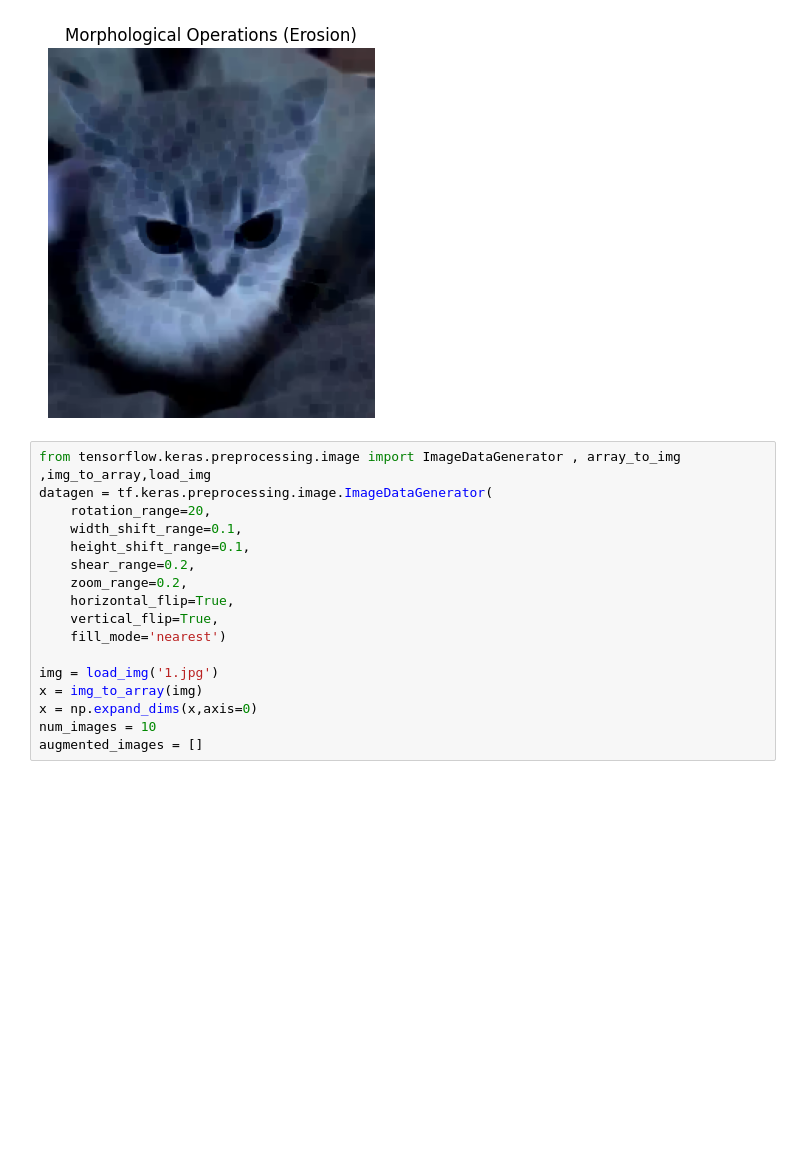
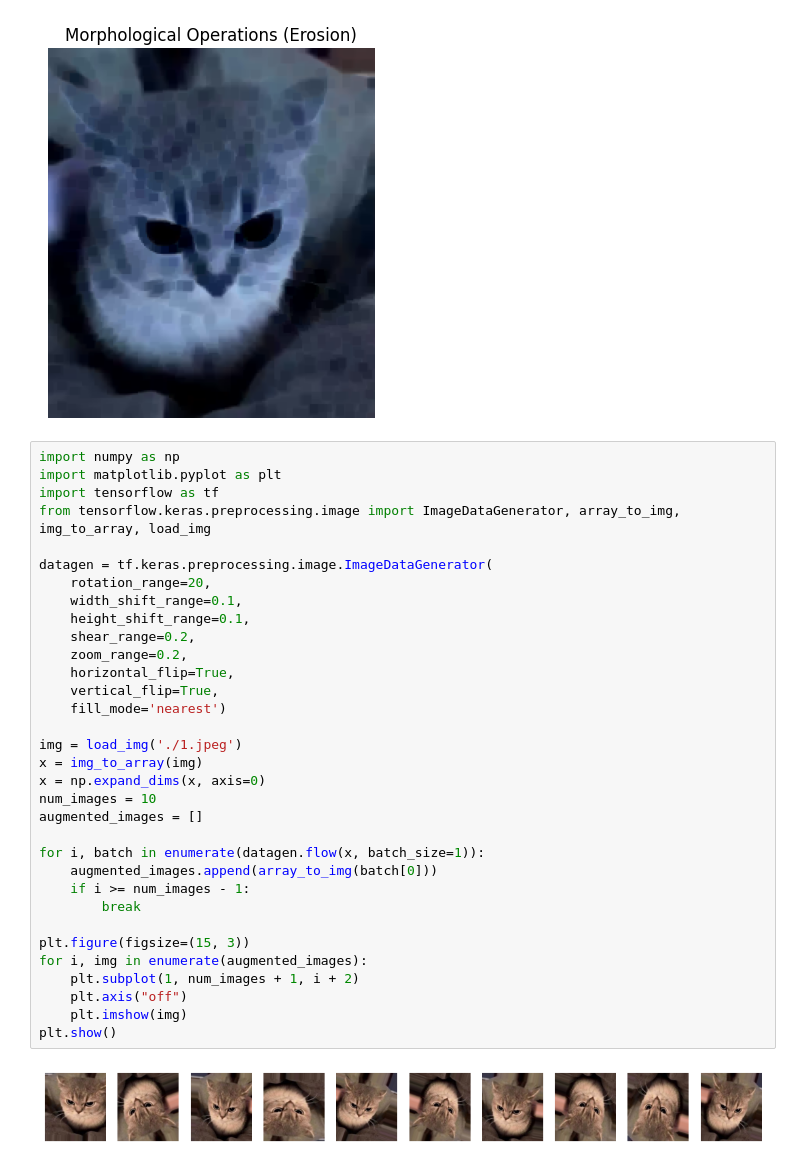
Before and after one commit to ChitranshS/DL_Lab_Sem6, a Jupyter notebook: DL_LAB_24_4_24.ipynb, the cells around one changed output. Saved outputs shown, nothing was run; the diff lists cells and outputs as text; blank space fills up the shorter version.

Commit message:
Data Augmentation V2

```diff
--- a/DL_LAB_24_4_24.ipynb
+++ b/DL_LAB_24_4_24.ipynb
@@ -58,19 +60,37 @@ plt.title("Morphological Operations (Erosion)")
 Text(0.5, 1.0, 'Morphological Operations (Erosion)')
 [figure]
 # %%
-from tensorflow.keras.preprocessing.image import ImageDataGenerator , array_to_img ,img_to_array,load_img
+import numpy as np
+import matplotlib.pyplot as plt
+import tensorflow as tf
+from tensorflow.keras.preprocessing.image import ImageDataGenerator, array_to_img, img_to_array, load_img
+
 datagen = tf.keras.preprocessing.image.ImageDataGenerator(
     rotation_range=20,
     width_shift_range=0.1,
     height_shift_range=0.1,
     shear_range=0.2,
     zoom_range=0.2,
     horizontal_flip=True,
     vertical_flip=True,
     fill_mode='nearest')
 
-img = load_img('1.jpg')
+img = load_img('./1.jpeg')
 x = img_to_array(img)
-x = np.expand_dims(x,axis=0)
+x = np.expand_dims(x, axis=0)
 num_images = 10
 augmented_images = []
+
+for i, batch in enumerate(datagen.flow(x, batch_size=1)):
+    augmented_images.append(array_to_img(batch[0]))
+    if i >= num_images - 1:
+        break
+
+plt.figure(figsize=(15, 3))
+for i, img in enumerate(augmented_images):
+    plt.subplot(1, num_images + 1, i + 2)
+    plt.axis("off")
+    plt.imshow(img)
+plt.show()
+# %% [output]
+[figure, added]
```
Also changed, not shown: parts of 1 cell of this notebook.
